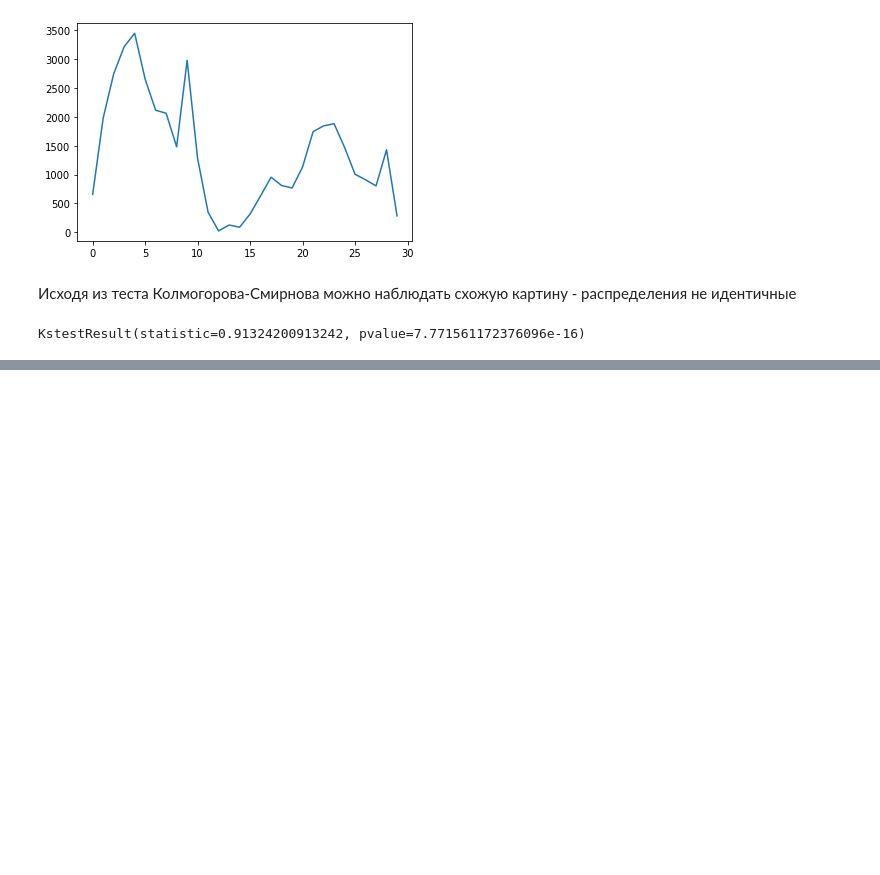
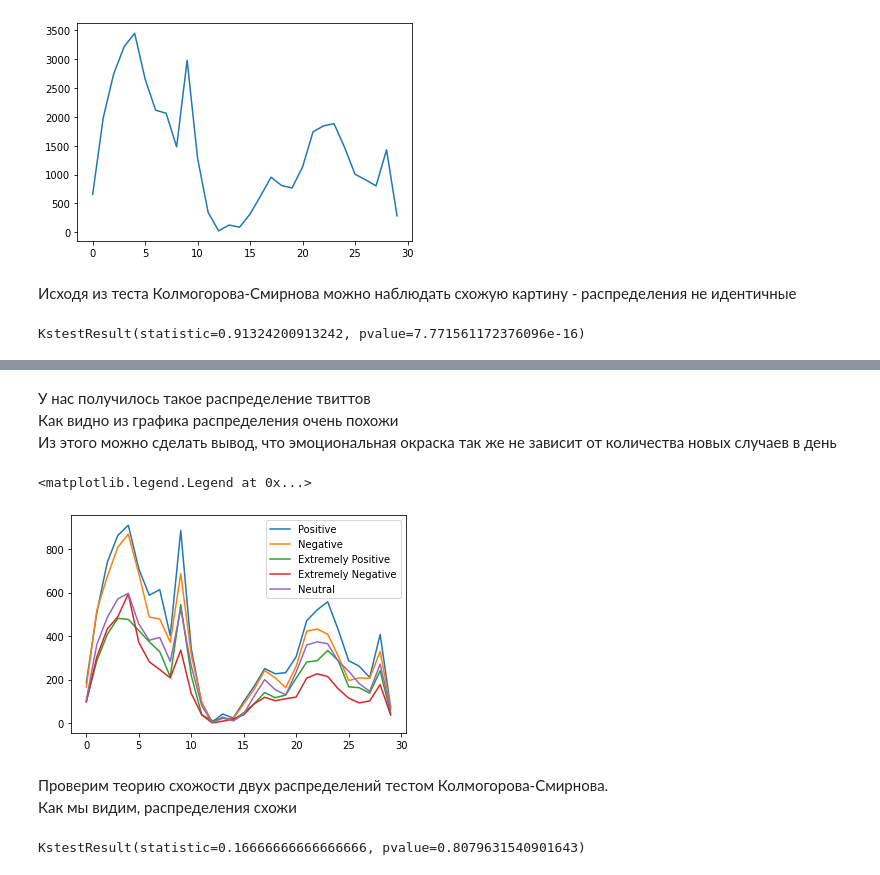
Before and after one commit to Gerrytty/data-mining-course, a Jupyter notebook: control_work/coronovirus_analyse.ipynb, the cells around one changed output, grey strips where cells are left out. Saved outputs shown, nothing was run; the diff lists cells and outputs as text; code cells hidden in the pictures; blank space fills up the shorter version.

```diff
--- a/control_work/coronovirus_analyse.ipynb
+++ b/control_work/coronovirus_analyse.ipynb
@@ -240,0 +252,9 @@ KstestResult(statistic=0.91324200913242, pvalue=7.771561172376096e-16)
+# %%
+d = dict()
+
+for index, row in twitter_data.iterrows():
+    if d.get(row.date) is None:
+        d[row.date] = {"Positive":0, "Negative": 0, "Neutral":0, "Extremely Positive":0, "Extremely Negative":0}
+    else:
+        new_count = d[row.date].get(row.Sentiment) + 1
+        d[row.date][row.Sentiment] = new_count
@@ -240,0 +281,35 @@ KstestResult(statistic=0.91324200913242, pvalue=7.771561172376096e-16)
+# %%
+list_of_positive = []
+list_of_negative = []
+list_of_ex_positive = []
+list_of_ex_negative = []
+list_of_neutral = []
+
+for key in d.keys():
+    dict_of_sentiment = d.get(key)
+    list_of_positive.append(dict_of_sentiment.get("Positive"))
+    list_of_negative.append(dict_of_sentiment.get("Negative"))
+    list_of_ex_positive.append(dict_of_sentiment.get("Extremely Positive"))
+    list_of_ex_negative.append(dict_of_sentiment.get("Extremely Negative"))
+    list_of_neutral.append(dict_of_sentiment.get("Neutral"))
+# %% [markdown]
+У нас получилось такое распределение твиттов
+Как видно из графика распределения очень похожи
+Из этого можно сделать вывод, что эмоциональная окраска так же не зависит от количества новых случаев в день
+# %%
+plt.plot(list_of_positive)
+plt.plot(list_of_negative)
+plt.plot(list_of_ex_positive)
+plt.plot(list_of_ex_negative)
+plt.plot(list_of_neutral)
+plt.legend(["Positive", "Negative", "Extremely Positive", "Extremely Negative", "Neutral"])
+# %% [output]
+<matplotlib.legend.Legend at 0x...>
+[figure, added]
+# %% [markdown]
+Проверим теорию схожости двух распределений тестом Колмогорова-Смирнова.
+Как мы видим, распределения схожи
+# %%
+ks_2samp(list_of_positive, list_of_negative)
+# %% [output]
+KstestResult(statistic=0.16666666666666666, pvalue=0.8079631540901643)
```
Also changed, not shown: parts of 13 cells of this notebook, 1 other file.
